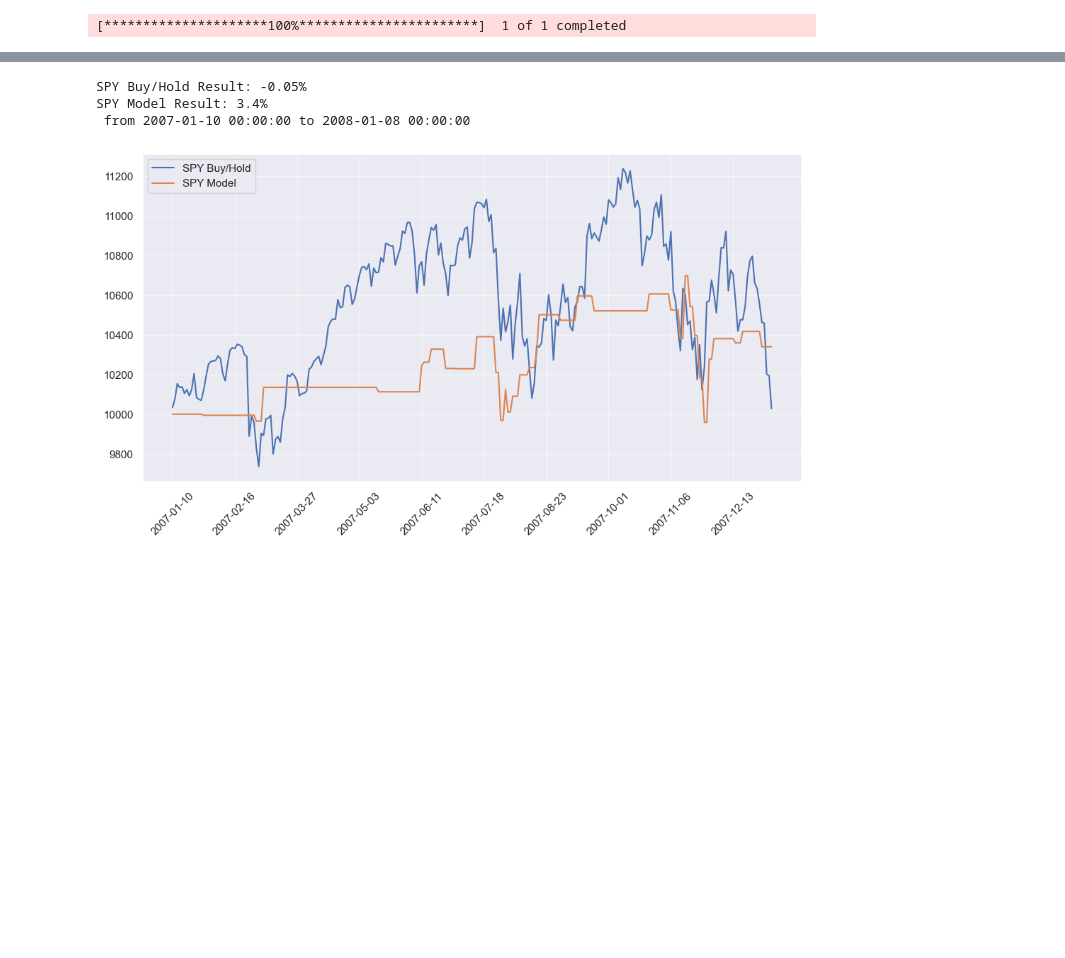
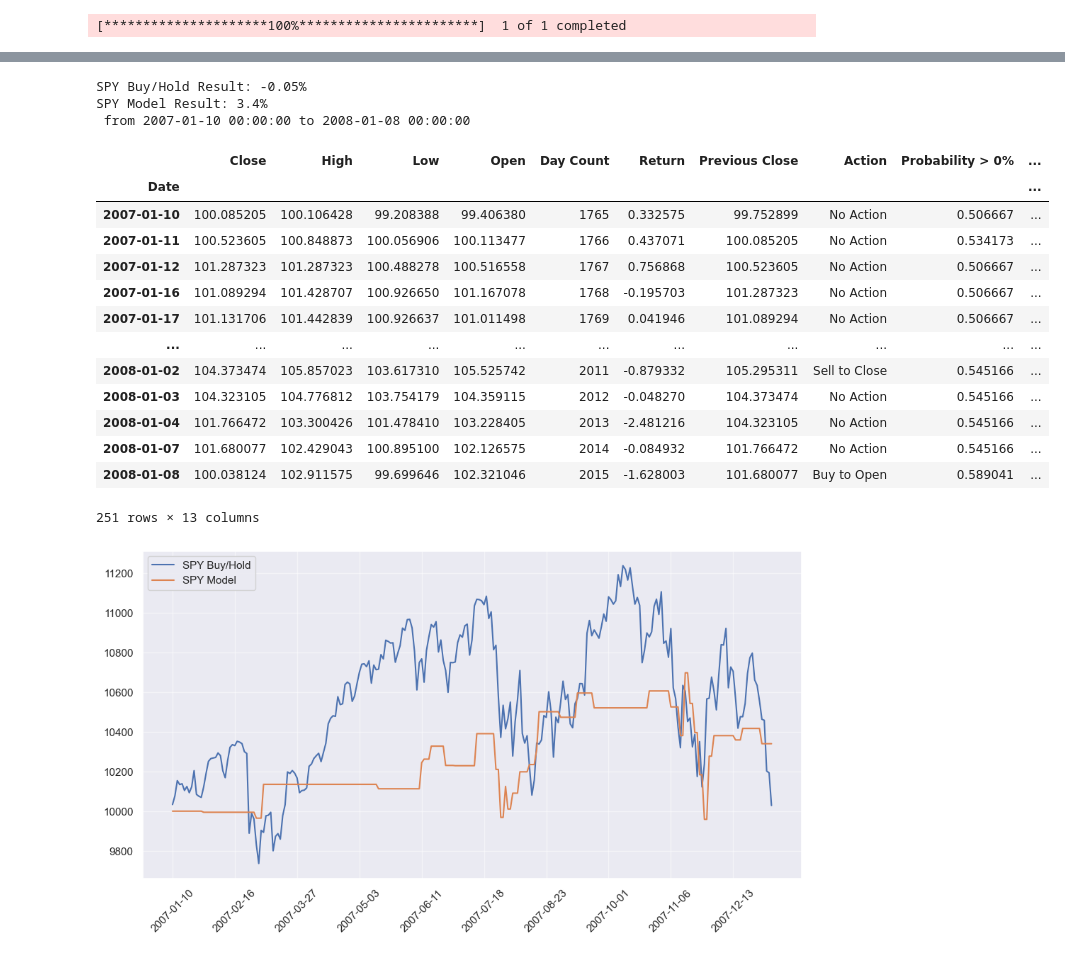
Before and after one commit to FilBillions/conditional_probability_model_1, a Jupyter notebook: contents/Current_Given_Previous_Cond_Prob_model.ipynb, the cells around one changed output, grey strips where cells are left out. Drawn from its saved outputs; the diff is of its cells as text; code cells hidden in the pictures; blank space fills up the shorter version.

```diff
--- a/contents/Current_Given_Previous_Cond_Prob_model.ipynb
+++ b/contents/Current_Given_Previous_Cond_Prob_model.ipynb
@@ -43,10 +43,24 @@ Name: count, dtype: int64
 251 rows × 12 columns
 # %%
-test.backtest(return_table=False)
+test.backtest(return_table=True)
 # %% [output]
 SPY Buy/Hold Result: -0.05%
 SPY Model Result: 3.4%
  from 2007-01-10 00:00:00 to 2008-01-08 00:00:00
+|  | Close | High | Low | Open | Day Count | Return | Previous Close | Action | Probability > 0% | ... |
+| Date |  |  |  |  |  |  |  |  |  | ... |
+| 2007-01-10 | 100.085205 | 100.106428 | 99.208388 | 99.406380 | 1765 | 0.332575 | 99.752899 | No Action | 0.506667 | ... |
+| 2007-01-11 | 100.523605 | 100.848873 | 100.056906 | 100.113477 | 1766 | 0.437071 | 100.085205 | No Action | 0.534173 | ... |
+| 2007-01-12 | 101.287323 | 101.287323 | 100.488278 | 100.516558 | 1767 | 0.756868 | 100.523605 | No Action | 0.506667 | ... |
+| 2007-01-16 | 101.089294 | 101.428707 | 100.926650 | 101.167078 | 1768 | -0.195703 | 101.287323 | No Action | 0.506667 | ... |
+| 2007-01-17 | 101.131706 | 101.442839 | 100.926637 | 101.011498 | 1769 | 0.041946 | 101.089294 | No Action | 0.506667 | ... |
+| ... | ... | ... | ... | ... | ... | ... | ... | ... | ... | ... |
+| 2008-01-02 | 104.373474 | 105.857023 | 103.617310 | 105.525742 | 2011 | -0.879332 | 105.295311 | Sell to Close | 0.545166 | ... |
+| 2008-01-03 | 104.323105 | 104.776812 | 103.754179 | 104.359115 | 2012 | -0.048270 | 104.373474 | No Action | 0.545166 | ... |
+| 2008-01-04 | 101.766472 | 103.300426 | 101.478410 | 103.228405 | 2013 | -2.481216 | 104.323105 | No Action | 0.545166 | ... |
+| 2008-01-07 | 101.680077 | 102.429043 | 100.895100 | 102.126575 | 2014 | -0.084932 | 101.766472 | No Action | 0.545166 | ... |
+| 2008-01-08 | 100.038124 | 102.911575 | 99.699646 | 102.321046 | 2015 | -1.628003 | 101.680077 | Buy to Open | 0.589041 | ... |
+251 rows × 13 columns
 # %%
 comparison(test)
 # %% [output]
```
Also changed, not shown: parts of 3 cells of this notebook, 5 other files.
